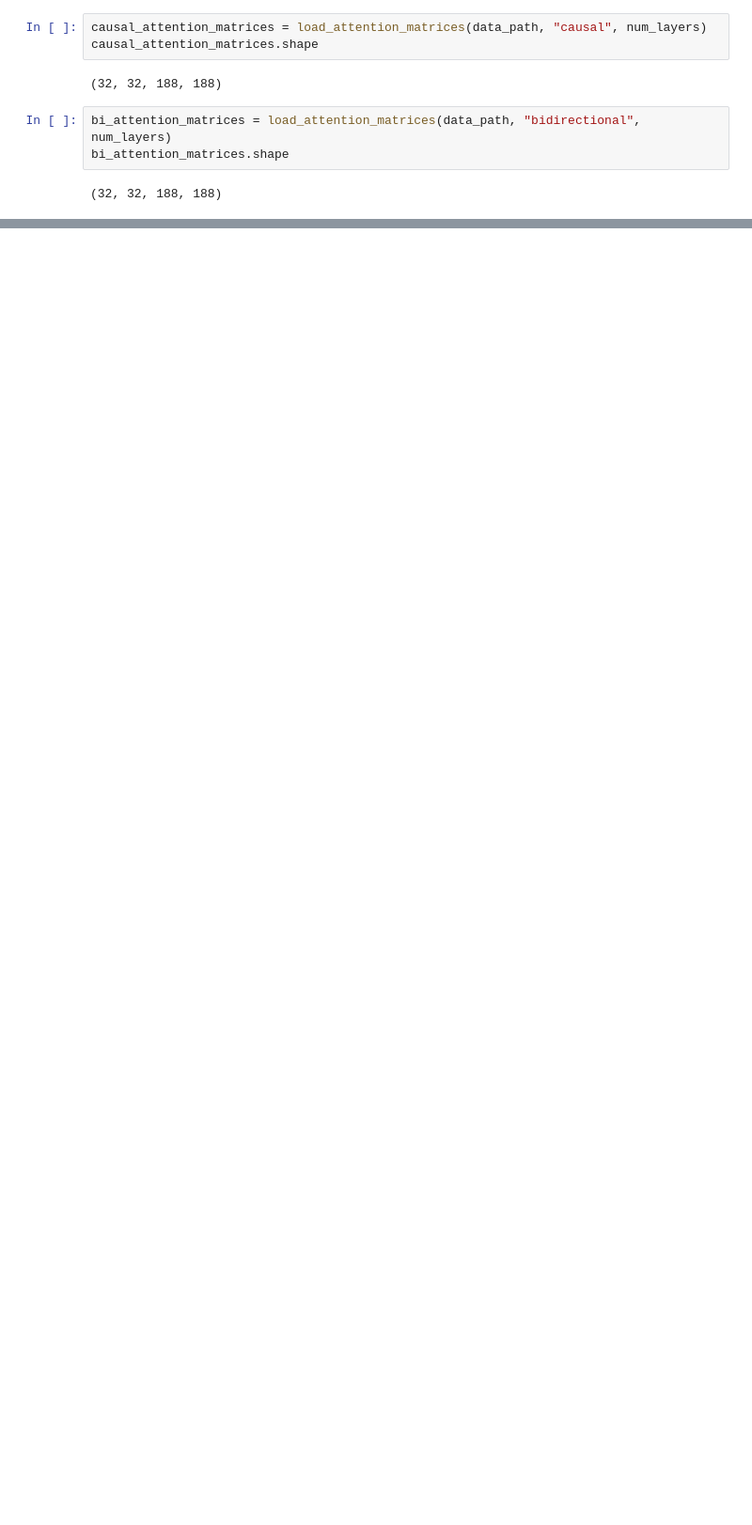
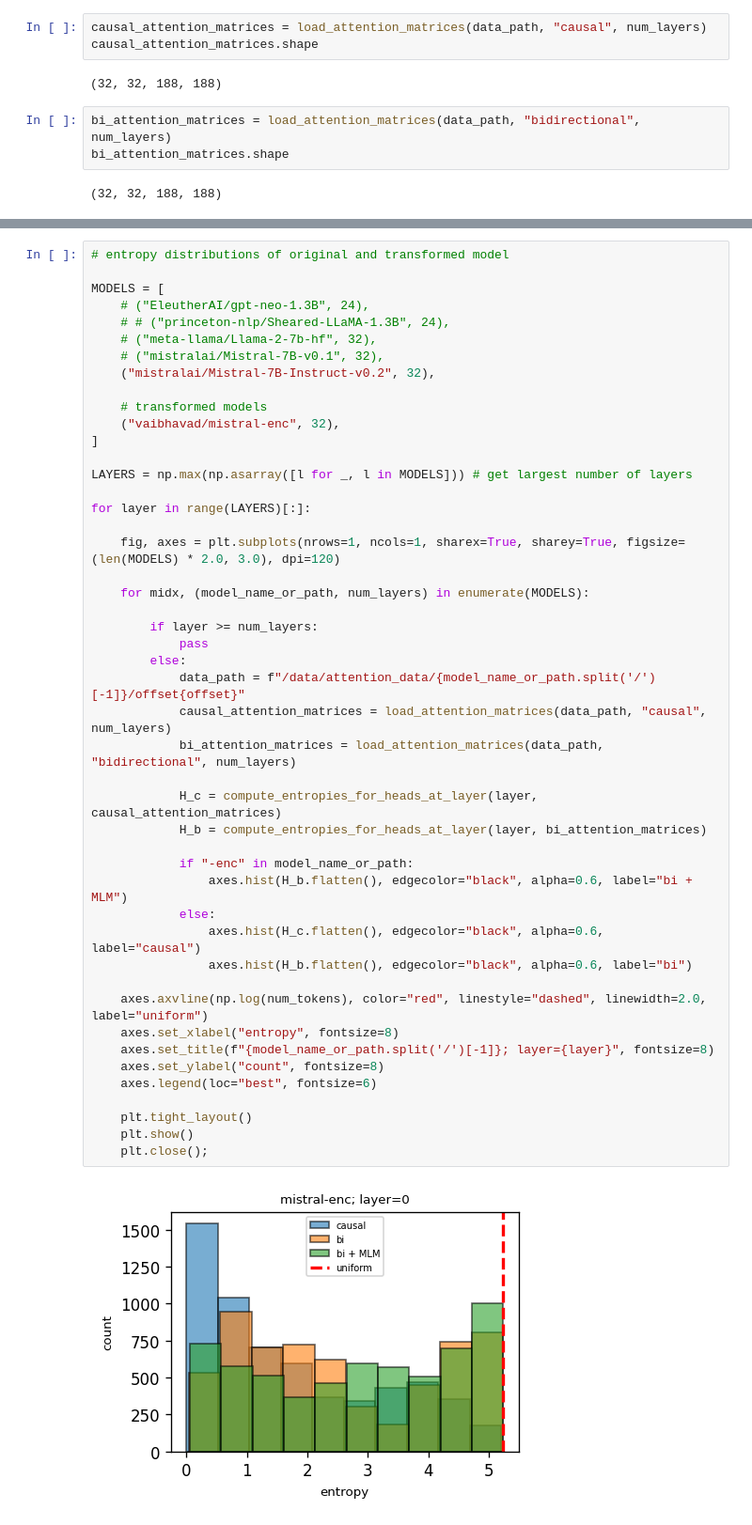
Before and after one commit to mmarius/transformers, a Jupyter notebook: notebooks/plot_attention.ipynb, the cells around one changed output, grey strips where cells are left out. Shown at 94% size. Saved outputs shown, nothing was run; the diff lists cells and outputs as text; blank space fills up the shorter version.

```diff
--- a/notebooks/plot_attention.ipynb
+++ b/notebooks/plot_attention.ipynb
@@ -160 +207,50 @@ for layer in range(LAYERS)[:]:
 ... (20 outputs left out)
+# %%
+# entropy distributions of original and transformed model
+
+MODELS = [
+    # ("EleutherAI/gpt-neo-1.3B", 24),
+    # # ("princeton-nlp/Sheared-LLaMA-1.3B", 24),
+    # ("meta-llama/Llama-2-7b-hf", 32),
+    # ("mistralai/Mistral-7B-v0.1", 32),
+    ("mistralai/Mistral-7B-Instruct-v0.2", 32),
+
+    # transformed models
+    ("vaibhavad/mistral-enc", 32),
+]
+
+LAYERS = np.max(np.asarray([l for _, l in MODELS])) # get largest number of layers
+
+for layer in range(LAYERS)[:]:
+
+    fig, axes = plt.subplots(nrows=1, ncols=1, sharex=True, sharey=True, figsize=(len(MODELS) * 2.0, 3.0), dpi=120)
+
+    for midx, (model_name_or_path, num_layers) in enumerate(MODELS):
+
+        if layer >= num_layers:
+            pass
+        else:
+            data_path = f"/data/attention_data/{model_name_or_path.split('/')[-1]}/offset{offset}"
+            causal_attention_matrices = load_attention_matrices(data_path, "causal", num_layers)
+            bi_attention_matrices = load_attention_matrices(data_path, "bidirectional", num_layers)
+
+            H_c = compute_entropies_for_heads_at_layer(layer, causal_attention_matrices)
+            H_b = compute_entropies_for_heads_at_layer(layer, bi_attention_matrices)
+
+            if "-enc" in model_name_or_path:
+                axes.hist(H_b.flatten(), edgecolor="black", alpha=0.6, label="bi + MLM")
+            else:
+                axes.hist(H_c.flatten(), edgecolor="black", alpha=0.6, label="causal")
+                axes.hist(H_b.flatten(), edgecolor="black", alpha=0.6, label="bi")
+
+    axes.axvline(np.log(num_tokens), color="red", linestyle="dashed", linewidth=2.0, label="uniform")
+    axes.set_xlabel("entropy", fontsize=8)
+    axes.set_title(f"{model_name_or_path.split('/')[-1]}; layer={layer}", fontsize=8)
+    axes.set_ylabel("count", fontsize=8)
+    axes.legend(loc="best", fontsize=6)
+
+    plt.tight_layout()
+    plt.show()
+    plt.close();
+# %% [output]
+[figure, added]
```
Also changed, not shown: parts of 11 cells of this notebook, 2 other files.
